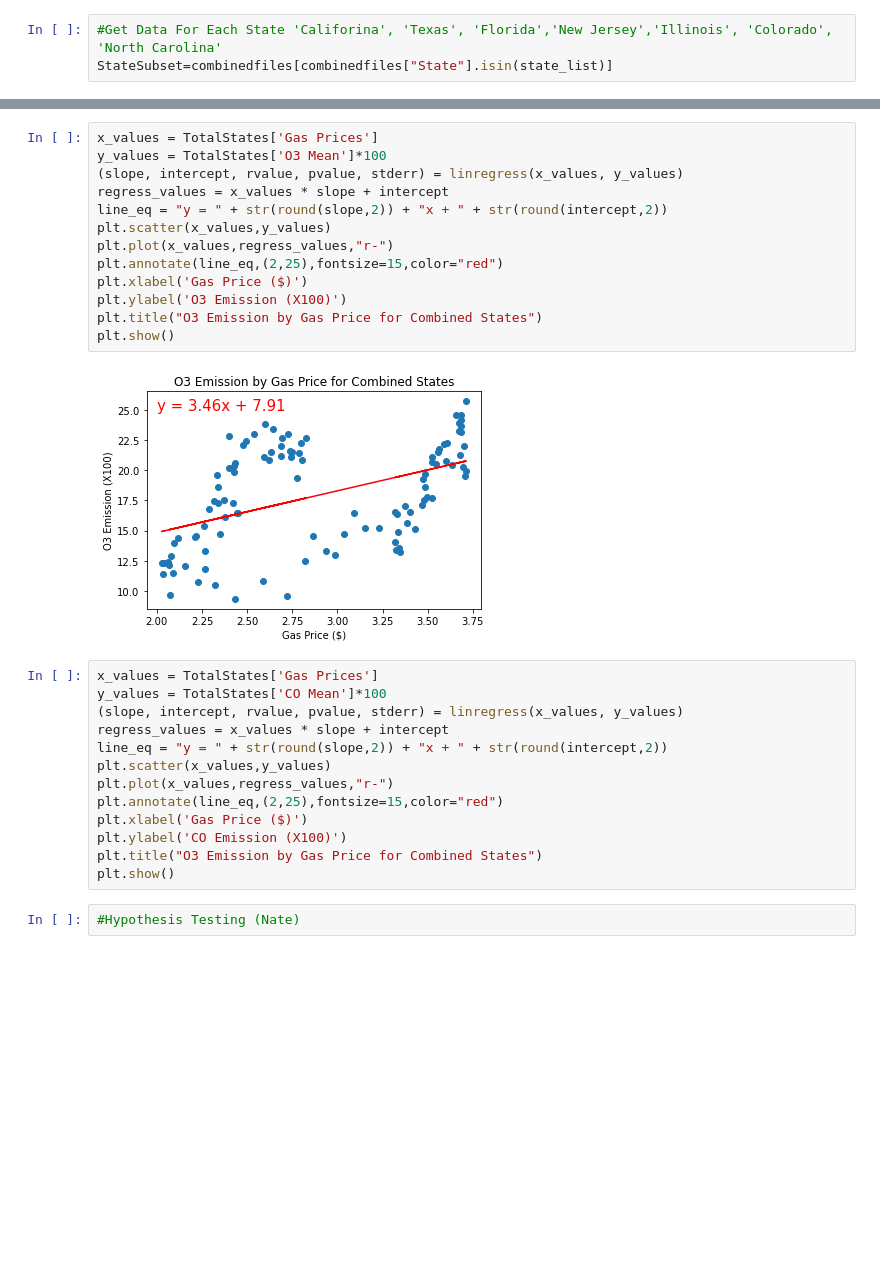
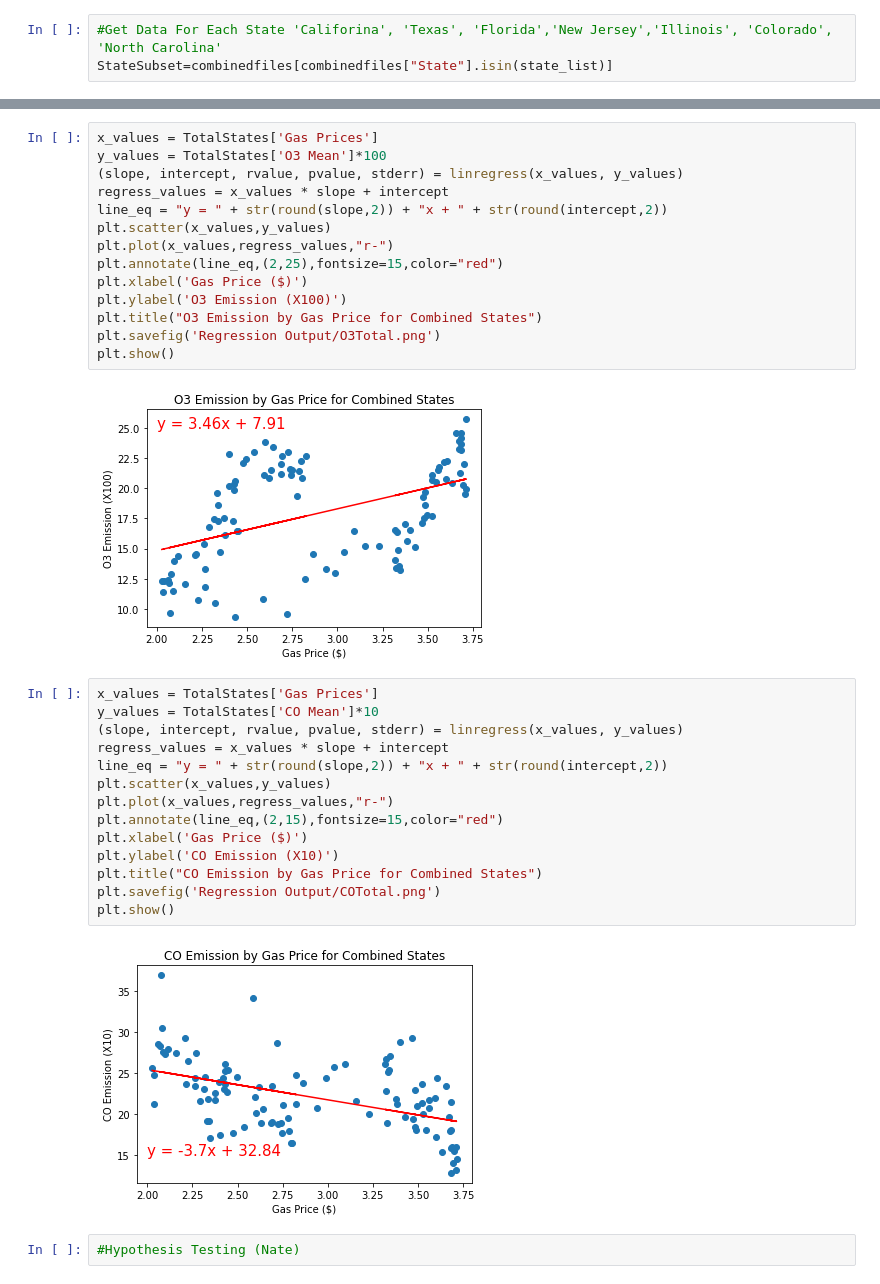
Before and after one commit to jpraasch/GroupProject1, a Jupyter notebook: Data_Analysis.ipynb, the cells around one changed output, grey strips where cells are left out. Saved outputs shown, nothing was run; the diff lists cells and outputs as text; blank space fills up the shorter version.

```diff
--- a/Data_Analysis.ipynb
+++ b/Data_Analysis.ipynb
@@ -368,21 +375,25 @@ plt.annotate(line_eq,(2,25),fontsize=15,color="red")
 plt.xlabel('Gas Price ($)')
 plt.ylabel('O3 Emission (X100)')
 plt.title("O3 Emission by Gas Price for Combined States")
+plt.savefig('Regression Output/O3Total.png')
 plt.show()
 # %% [output]
 [figure]
 # %%
 x_values = TotalStates['Gas Prices']
-y_values = TotalStates['CO Mean']*100
+y_values = TotalStates['CO Mean']*10
 (slope, intercept, rvalue, pvalue, stderr) = linregress(x_values, y_values)
 regress_values = x_values * slope + intercept
 line_eq = "y = " + str(round(slope,2)) + "x + " + str(round(intercept,2))
 plt.scatter(x_values,y_values)
 plt.plot(x_values,regress_values,"r-")
-plt.annotate(line_eq,(2,25),fontsize=15,color="red")
+plt.annotate(line_eq,(2,15),fontsize=15,color="red")
 plt.xlabel('Gas Price ($)')
-plt.ylabel('CO Emission (X100)')
-plt.title("O3 Emission by Gas Price for Combined States")
+plt.ylabel('CO Emission (X10)')
+plt.title("CO Emission by Gas Price for Combined States")
+plt.savefig('Regression Output/COTotal.png')
 plt.show()
+# %% [output]
+[figure, added]
 # %%
 #Hypothesis Testing (Nate)
```
Also changed, not shown: parts of 6 cells of this notebook, 4 other files.
